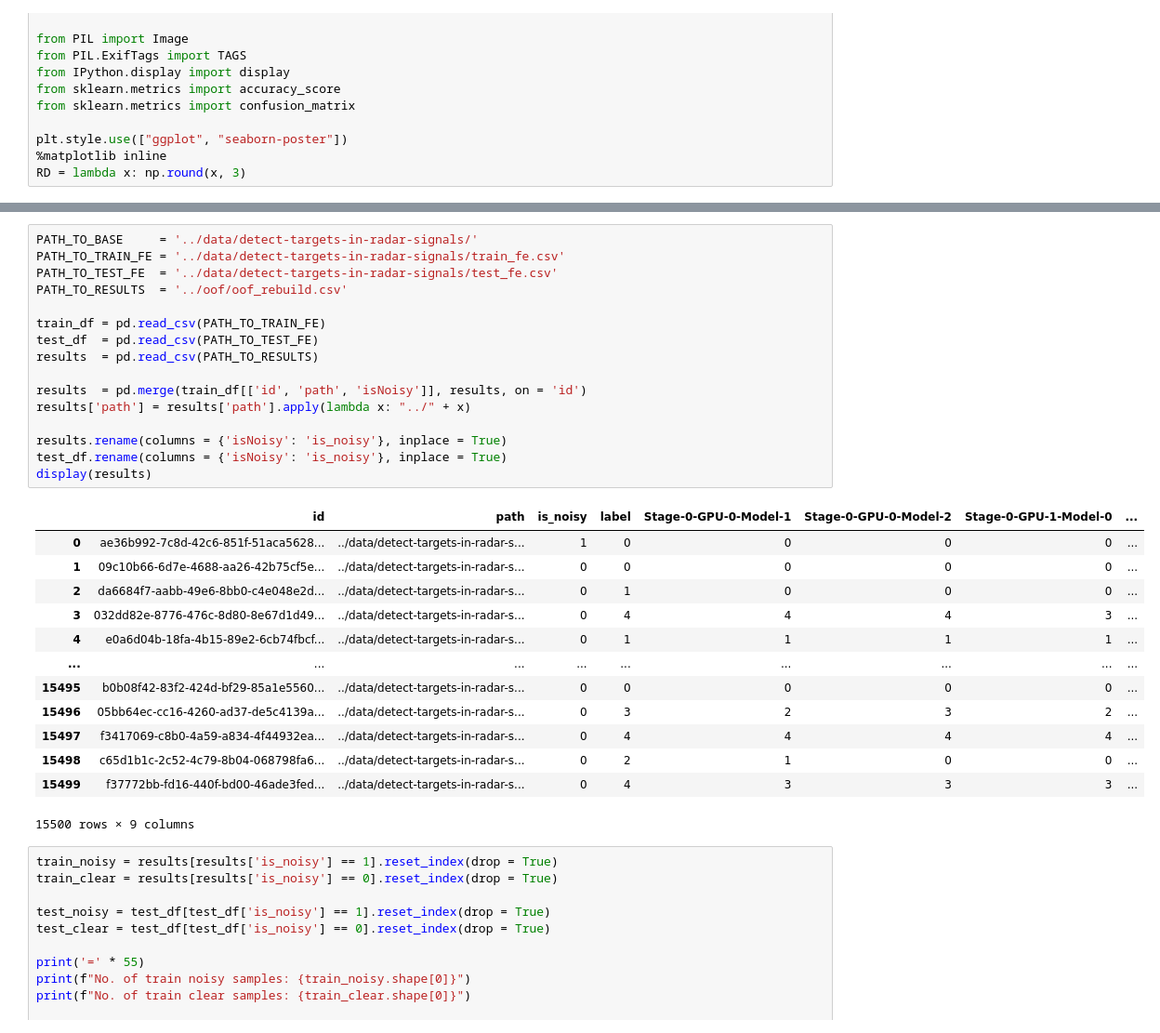
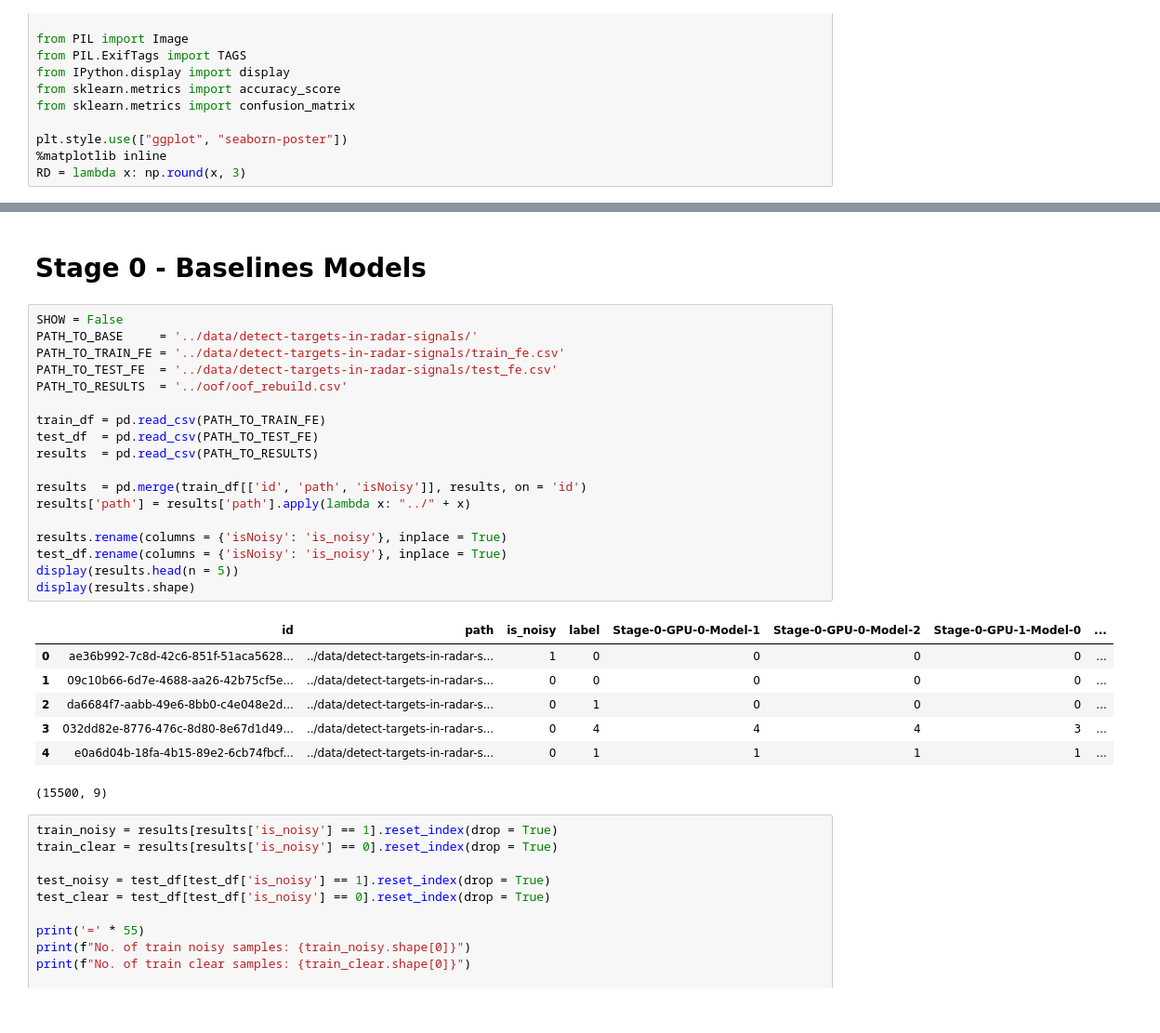
Before and after one commit to AdrianIordache/Detect-Targets-In-Radar-Signals, a Jupyter notebook: notebooks/Error-Analysis.ipynb, the cells around one changed output, grey strips where cells are left out. Shown at 93% size. Drawn from its saved outputs; the diff is of its cells as text.

```diff
--- a/notebooks/Error-Analysis.ipynb
+++ b/notebooks/Error-Analysis.ipynb
@@ -58,33 +61,31 @@ def plot_grid_images(samples, how_many = 20):
+# %% [markdown]
+# Stage 0 - Baselines Models
 # %%
+SHOW = False
 PATH_TO_BASE     = '../data/detect-targets-in-radar-signals/'
 PATH_TO_TRAIN_FE = '../data/detect-targets-in-radar-signals/train_fe.csv'
 PATH_TO_TEST_FE  = '../data/detect-targets-in-radar-signals/test_fe.csv'
 PATH_TO_RESULTS  = '../oof/oof_rebuild.csv'
 
 train_df = pd.read_csv(PATH_TO_TRAIN_FE)
 test_df  = pd.read_csv(PATH_TO_TEST_FE)
 results  = pd.read_csv(PATH_TO_RESULTS)
 
 results  = pd.merge(train_df[['id', 'path', 'isNoisy']], results, on = 'id')
 results['path'] = results['path'].apply(lambda x: "../" + x)
 
 results.rename(columns = {'isNoisy': 'is_noisy'}, inplace = True)
 test_df.rename(columns = {'isNoisy': 'is_noisy'}, inplace = True)
-display(results)
+display(results.head(n = 5))
+display(results.shape)
 # %% [output]
 |  | id | path | is_noisy | label | Stage-0-GPU-0-Model-1 | Stage-0-GPU-0-Model-2 | Stage-0-GPU-1-Model-0 | ... |
 | 0 | ae36b992-7c8d-42c6-851f-51aca5628... | ../data/detect-targets-in-radar-s... | 1 | 0 | 0 | 0 | 0 | ... |
 | 1 | 09c10b66-6d7e-4688-aa26-42b75cf5e... | ../data/detect-targets-in-radar-s... | 0 | 0 | 0 | 0 | 0 | ... |
 | 2 | da6684f7-aabb-49e6-8bb0-c4e048e2d... | ../data/detect-targets-in-radar-s... | 0 | 1 | 0 | 0 | 0 | ... |
 | 3 | 032dd82e-8776-476c-8d80-8e67d1d49... | ../data/detect-targets-in-radar-s... | 0 | 4 | 4 | 4 | 3 | ... |
 | 4 | e0a6d04b-18fa-4b15-89e2-6cb74fbcf... | ../data/detect-targets-in-radar-s... | 0 | 1 | 1 | 1 | 1 | ... |
-| ... | ... | ... | ... | ... | ... | ... | ... | ... |
-| 15495 | b0b08f42-83f2-424d-bf29-85a1e5560... | ../data/detect-targets-in-radar-s... | 0 | 0 | 0 | 0 | 0 | ... |
-| 15496 | 05bb64ec-cc16-4260-ad37-de5c4139a... | ../data/detect-targets-in-radar-s... | 0 | 3 | 2 | 3 | 2 | ... |
-| 15497 | f3417069-c8b0-4a59-a834-4f44932ea... | ../data/detect-targets-in-radar-s... | 0 | 4 | 4 | 4 | 4 | ... |
-| 15498 | c65d1b1c-2c52-4c79-8b04-068798fa6... | ../data/detect-targets-in-radar-s... | 0 | 2 | 1 | 0 | 0 | ... |
-| 15499 | f37772bb-fd16-440f-bd00-46ade3fed... | ../data/detect-targets-in-radar-s... | 0 | 4 | 3 | 3 | 3 | ... |
-15500 rows × 9 columns
+(15500, 9)
 # %%
 train_noisy = results[results['is_noisy'] == 1].reset_index(drop = True)
 train_clear = results[results['is_noisy'] == 0].reset_index(drop = True)
```
Also changed, not shown: parts of 5 cells of this notebook, 2 other files.
